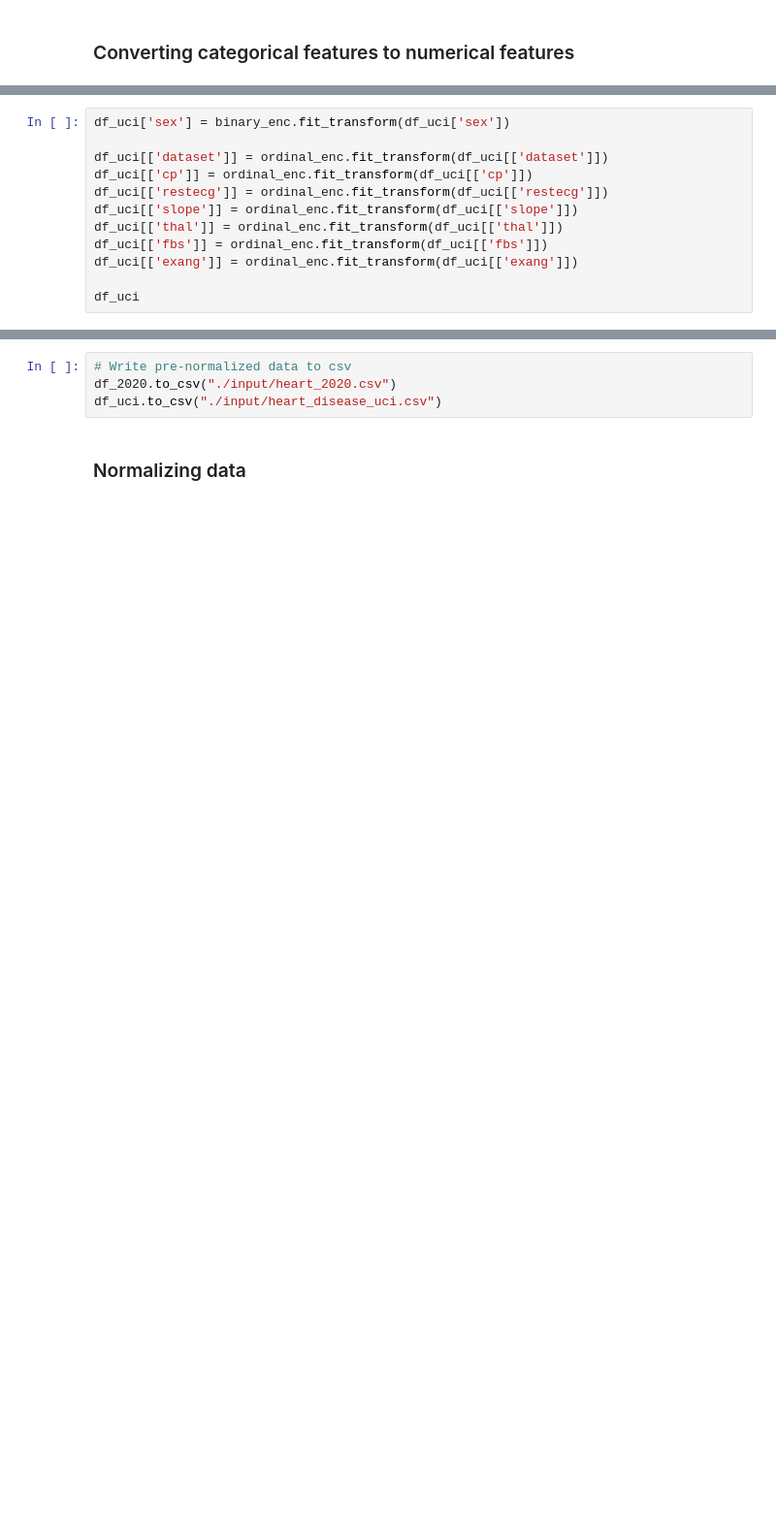
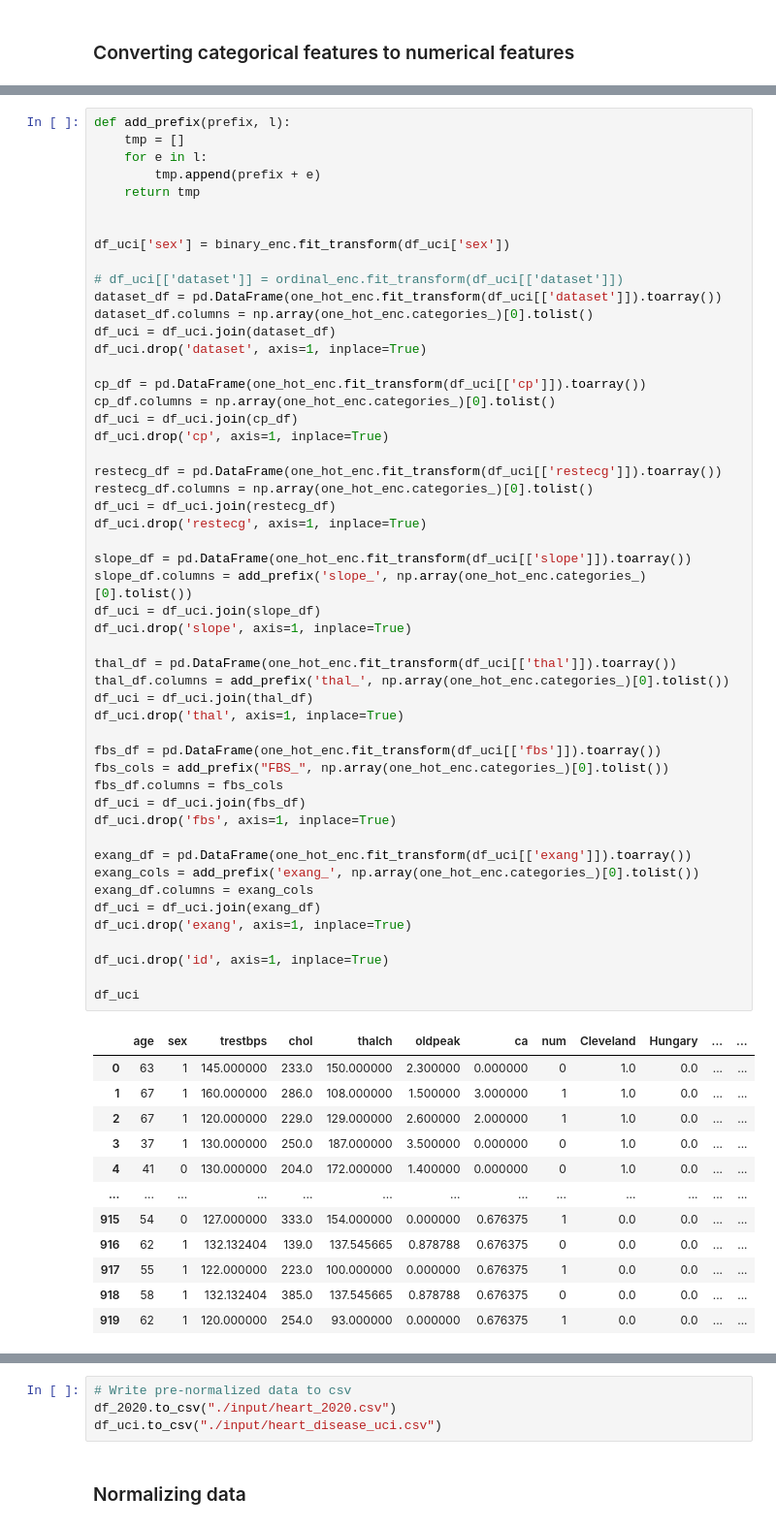
Before and after one commit to RileyCullen/CPSC4310, a Jupyter notebook: MLP2/data_preprocessing.ipynb, the cells around one changed output, grey strips where cells are left out. Shown at 97% size. Drawn from its saved outputs; the diff is of its cells as text; blank space fills up the shorter version.

```diff
--- a/MLP2/data_preprocessing.ipynb
+++ b/MLP2/data_preprocessing.ipynb
@@ -209,12 +204,0 @@ df_2020
-# %%
-df_uci['sex'] = binary_enc.fit_transform(df_uci['sex'])
-
-df_uci[['dataset']] = ordinal_enc.fit_transform(df_uci[['dataset']])
-df_uci[['cp']] = ordinal_enc.fit_transform(df_uci[['cp']])
-df_uci[['restecg']] = ordinal_enc.fit_transform(df_uci[['restecg']])
-df_uci[['slope']] = ordinal_enc.fit_transform(df_uci[['slope']])
-df_uci[['thal']] = ordinal_enc.fit_transform(df_uci[['thal']])
-df_uci[['fbs']] = ordinal_enc.fit_transform(df_uci[['fbs']])
-df_uci[['exang']] = ordinal_enc.fit_transform(df_uci[['exang']])
-
-df_uci
@@ -234,0 +205,64 @@ df_uci
+# %%
+def add_prefix(prefix, l):
+    tmp = []
+    for e in l:
+        tmp.append(prefix + e)
+    return tmp
+
+
+df_uci['sex'] = binary_enc.fit_transform(df_uci['sex'])
+
+# df_uci[['dataset']] = ordinal_enc.fit_transform(df_uci[['dataset']])
+dataset_df = pd.DataFrame(one_hot_enc.fit_transform(df_uci[['dataset']]).toarray())
+dataset_df.columns = np.array(one_hot_enc.categories_)[0].tolist()
+df_uci = df_uci.join(dataset_df)
+df_uci.drop('dataset', axis=1, inplace=True)
+
+cp_df = pd.DataFrame(one_hot_enc.fit_transform(df_uci[['cp']]).toarray())
+cp_df.columns = np.array(one_hot_enc.categories_)[0].tolist()
+df_uci = df_uci.join(cp_df)
+df_uci.drop('cp', axis=1, inplace=True)
+
+restecg_df = pd.DataFrame(one_hot_enc.fit_transform(df_uci[['restecg']]).toarray())
+restecg_df.columns = np.array(one_hot_enc.categories_)[0].tolist()
+df_uci = df_uci.join(restecg_df)
+df_uci.drop('restecg', axis=1, inplace=True)
+
+slope_df = pd.DataFrame(one_hot_enc.fit_transform(df_uci[['slope']]).toarray())
+slope_df.columns = add_prefix('slope_', np.array(one_hot_enc.categories_)[0].tolist())
+df_uci = df_uci.join(slope_df)
+df_uci.drop('slope', axis=1, inplace=True)
+
+thal_df = pd.DataFrame(one_hot_enc.fit_transform(df_uci[['thal']]).toarray())
+thal_df.columns = add_prefix('thal_', np.array(one_hot_enc.categories_)[0].tolist())
+df_uci = df_uci.join(thal_df)
+df_uci.drop('thal', axis=1, inplace=True)
+
+fbs_df = pd.DataFrame(one_hot_enc.fit_transform(df_uci[['fbs']]).toarray())
+fbs_cols = add_prefix("FBS_", np.array(one_hot_enc.categories_)[0].tolist())
+fbs_df.columns = fbs_cols
+df_uci = df_uci.join(fbs_df)
+df_uci.drop('fbs', axis=1, inplace=True)
+
+exang_df = pd.DataFrame(one_hot_enc.fit_transform(df_uci[['exang']]).toarray())
+exang_cols = add_prefix('exang_', np.array(one_hot_enc.categories_)[0].tolist())
+exang_df.columns = exang_cols
+df_uci = df_uci.join(exang_df)
+df_uci.drop('exang', axis=1, inplace=True)
+
+df_uci.drop('id', axis=1, inplace=True)
+
+df_uci
+# %% [output]
+|  | age | sex | trestbps | chol | thalch | oldpeak | ca | num | Cleveland | Hungary | ... | ... |
+| 0 | 63 | 1 | 145.000000 | 233.0 | 150.000000 | 2.300000 | 0.000000 | 0 | 1.0 | 0.0 | ... | ... |
+| 1 | 67 | 1 | 160.000000 | 286.0 | 108.000000 | 1.500000 | 3.000000 | 1 | 1.0 | 0.0 | ... | ... |
+| 2 | 67 | 1 | 120.000000 | 229.0 | 129.000000 | 2.600000 | 2.000000 | 1 | 1.0 | 0.0 | ... | ... |
+| 3 | 37 | 1 | 130.000000 | 250.0 | 187.000000 | 3.500000 | 0.000000 | 0 | 1.0 | 0.0 | ... | ... |
+| 4 | 41 | 0 | 130.000000 | 204.0 | 172.000000 | 1.400000 | 0.000000 | 0 | 1.0 | 0.0 | ... | ... |
+| ... | ... | ... | ... | ... | ... | ... | ... | ... | ... | ... | ... | ... |
+| 915 | 54 | 0 | 127.000000 | 333.0 | 154.000000 | 0.000000 | 0.676375 | 1 | 0.0 | 0.0 | ... | ... |
+| 916 | 62 | 1 | 132.132404 | 139.0 | 137.545665 | 0.878788 | 0.676375 | 0 | 0.0 | 0.0 | ... | ... |
+| 917 | 55 | 1 | 122.000000 | 223.0 | 100.000000 | 0.000000 | 0.676375 | 1 | 0.0 | 0.0 | ... | ... |
+| 918 | 58 | 1 | 132.132404 | 385.0 | 137.545665 | 0.878788 | 0.676375 | 0 | 0.0 | 0.0 | ... | ... |
+| 919 | 62 | 1 | 120.000000 | 254.0 | 93.000000 | 0.000000 | 0.676375 | 1 | 0.0 | 0.0 | ... | ... |
```
Also changed, not shown: parts of 5 cells of this notebook.
